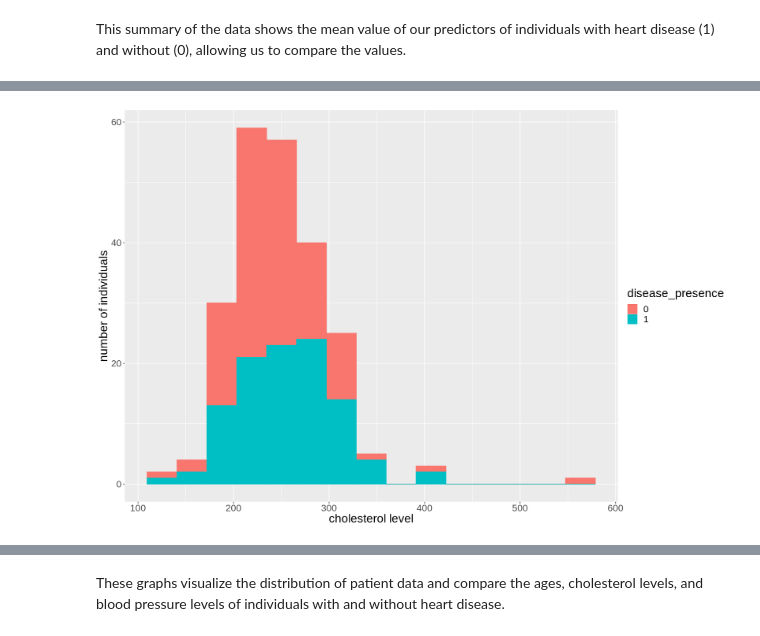
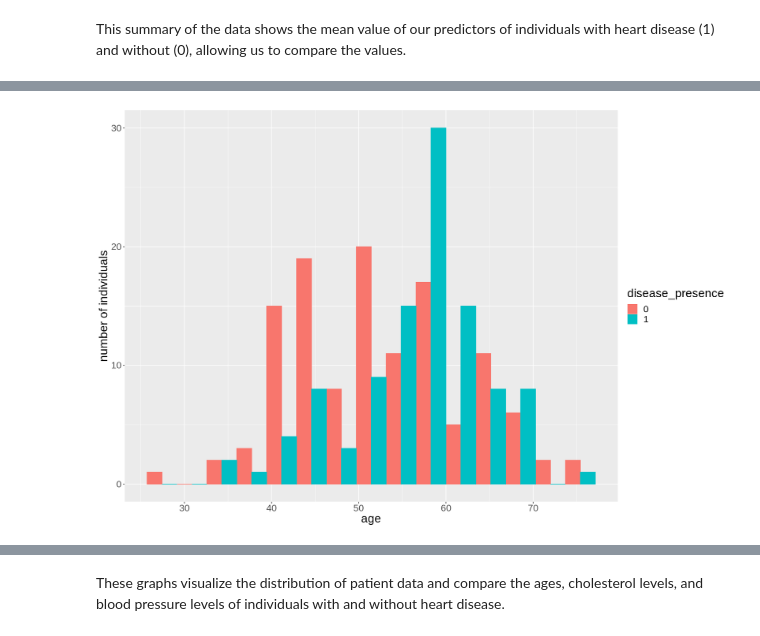
Before and after one commit to ValerieAldunce/dsci_project, a Jupyter notebook: FINAL_PROJECT.ipynb, the cells around one changed output, grey strips where cells are left out. Cells and saved outputs as stored; diff of their text form; code cells hidden in the pictures.

```diff
--- a/FINAL_PROJECT.ipynb
+++ b/FINAL_PROJECT.ipynb
@@ -95,12 +95,3 @@ A tibble: 2 × 4
 | 1 | 56.86538 | 134.5769 | 255.4615 |
 # %% [markdown]
 This summary of the data shows the mean value of our predictors of individuals with heart disease (1) and without (0), allowing us to compare the values.
-# %%
-# the distributions of each of the predictor variables.
-options(repr.plot.width = 15, repr.plot.height = 10)
-disease.age_plot <- ggplot(disease_training, aes(x=age, fill=disease_presence, color=disease_presence)) +
-          geom_histogram(bins=15)+
-          xlab("age") +
-          ylab("number of individuals") +
-          theme(text = element_text(size = 20))
-disease.age_plot
@@ -109,8 +97,0 @@ disease.age_plot
-# %%
-options(repr.plot.width = 15, repr.plot.height = 10)
-disease.bloodpressure_plot <- ggplot(disease_training, aes(x=blood_pressure, fill=disease_presence, color=disease_presence)) +
-          geom_histogram(bins=15)+
-          xlab("blood pressure level") +
-          ylab("number of individuals") +
-          theme(text = element_text(size = 20))
-disease.bloodpressure_plot
@@ -119,10 +98,11 @@ disease.bloodpressure_plot
-# %%
-options(repr.plot.width = 15, repr.plot.height = 10)
-disease.cholesterol_plot <- ggplot(disease_training, aes(x=cholesterol, fill=disease_presence, color=disease_presence)) +
-          geom_histogram(bins=15)+
-          xlab("cholesterol level") +
-          ylab("number of individuals") +
-          theme(text = element_text(size = 20))
-disease.cholesterol_plot
-# %% [output]
-[figure, removed]
+# %%
+# the distributions of each of the predictor variables.
+options(repr.plot.width = 15, repr.plot.height = 10)
+disease.age_plot <- ggplot(disease_training, aes(x=age, fill=disease_presence, color=disease_presence)) +
+          geom_histogram(position = "dodge",bins=15)+
+          xlab("age") +
+          ylab("number of individuals") +
+          theme(text = element_text(size = 20))
+disease.age_plot
+# %% [output]
+[figure, added]
```
Also changed, not shown: parts of 4 cells of this notebook.
